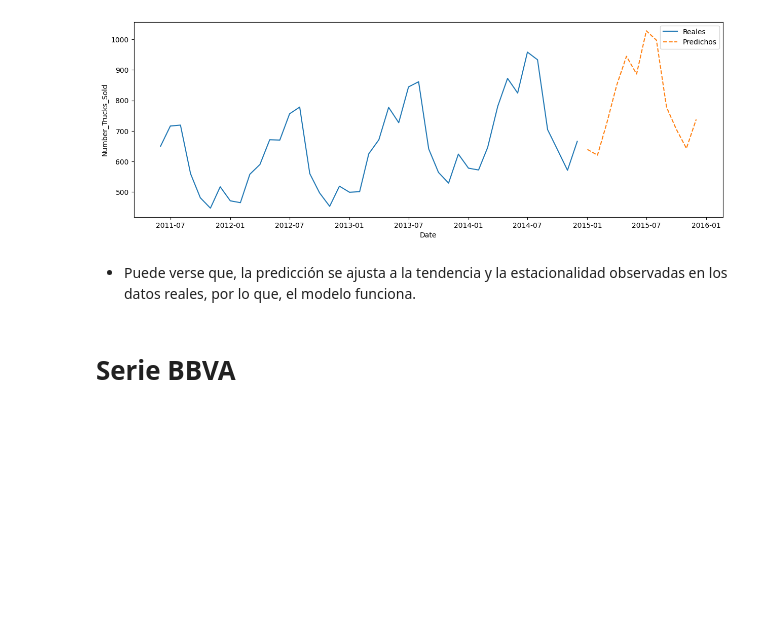
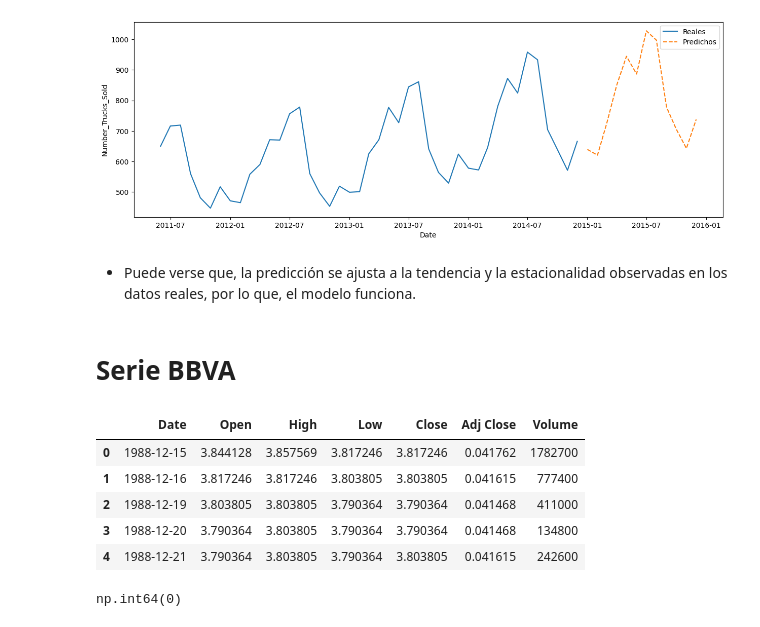
Before and after one commit to davfranco1/laboratorio-modulo9-leccion02-series-temporales, a Jupyter notebook: laboratorio-modulo9-leccion02-series-temporales-sarima.ipynb, the cells around one changed output. Cells and saved outputs as stored; diff of their text form; code cells hidden in the pictures; blank space fills up the shorter version.

```diff
--- a/laboratorio-modulo9-leccion02-series-temporales-sarima.ipynb
+++ b/laboratorio-modulo9-leccion02-series-temporales-sarima.ipynb
@@ -332,4 +332,12 @@ sarima.plot_prediccion(y_test, prediccion, "Number_Trucks_Sold")
 # %% [markdown]
 # Serie BBVA
 # %%
-df_bbva = pd.read_csv("datos/")
+df_bbva = pd.read_csv("datos/datos-stocks/BBVA.csv")
+df_bbva.head()
+# %% [output]
+|  | Date | Open | High | Low | Close | Adj Close | Volume |
+| 0 | 1988-12-15 | 3.844128 | 3.857569 | 3.817246 | 3.817246 | 0.041762 | 1782700 |
+| 1 | 1988-12-16 | 3.817246 | 3.817246 | 3.803805 | 3.803805 | 0.041615 | 777400 |
+| 2 | 1988-12-19 | 3.803805 | 3.803805 | 3.790364 | 3.790364 | 0.041468 | 411000 |
+| 3 | 1988-12-20 | 3.790364 | 3.803805 | 3.790364 | 3.790364 | 0.041468 | 134800 |
+| 4 | 1988-12-21 | 3.790364 | 3.803805 | 3.790364 | 3.803805 | 0.041615 | 242600 |
@@ -335,0 +350,4 @@ df_bbva = pd.read_csv("datos/")
+# %%
+df_bbva.duplicated().sum()
+# %% [output]
+np.int64(0)
```
Also changed, not shown: parts of 16 cells of this notebook, 3 other files.
